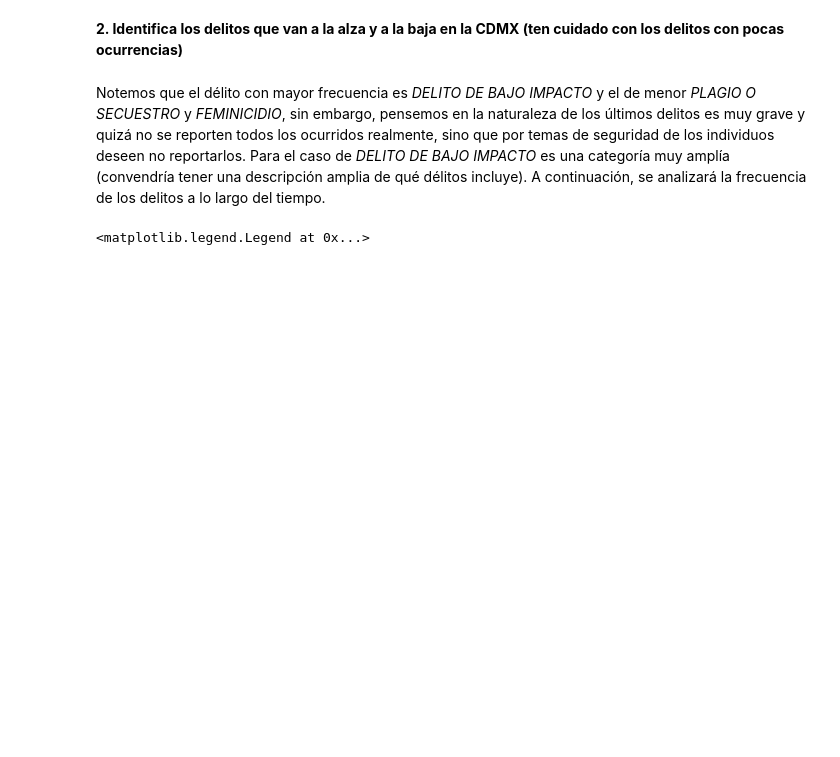
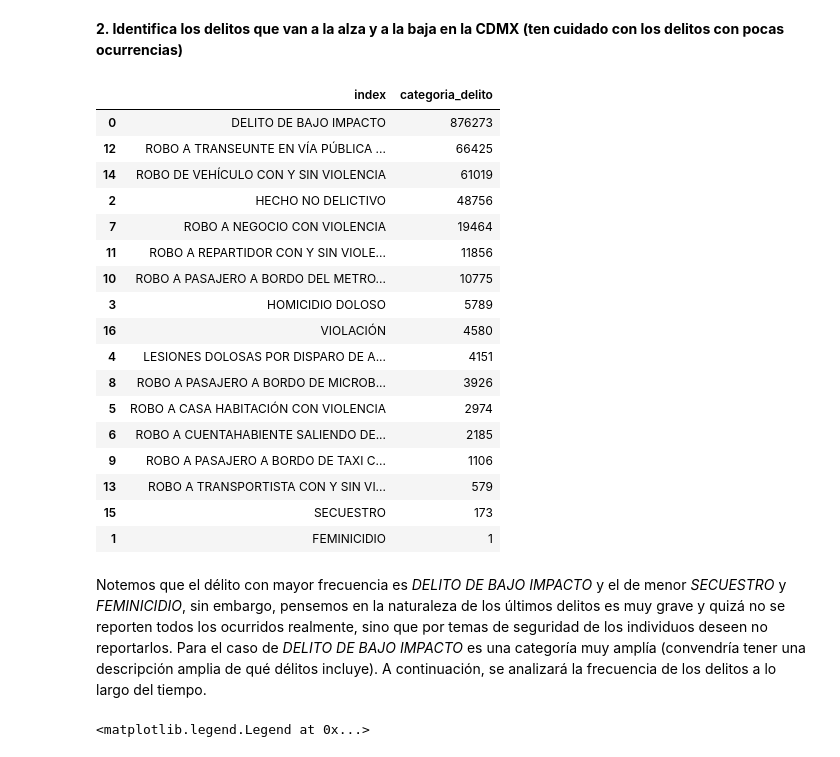
Before and after one commit to Eduardo-Moreno/opi_practica, a Jupyter notebook: ejercicio_practico_A.ipynb, the cells around one changed output. Saved outputs shown, nothing was run; the diff lists cells and outputs as text; code cells hidden in the pictures; blank space fills up the shorter version.

```diff
--- a/ejercicio_practico_A.ipynb
+++ b/ejercicio_practico_A.ipynb
@@ -125,8 +105,30 @@ data_limpia.fecha_hechos.sort_values().head(20)
 Name: fecha_hechos, dtype: object
 # %% [markdown]
 **2. Identifica los delitos que van a la alza y a la baja en la CDMX (ten cuidado con los delitos con pocas ocurrencias)**
+# %%
+data_limpia['categoria_delito'].value_counts().sort_index().reset_index().\
+    sort_values(by='categoria_delito', ascending = False).head(20)
+# %% [output]
+|  | index | categoria_delito |
+| 0 | DELITO DE BAJO IMPACTO | 876273 |
+| 12 | ROBO A TRANSEUNTE EN VÍA PÚBLICA ... | 66425 |
+| 14 | ROBO DE VEHÍCULO CON Y SIN VIOLENCIA | 61019 |
+| 2 | HECHO NO DELICTIVO | 48756 |
+| 7 | ROBO A NEGOCIO CON VIOLENCIA | 19464 |
+| 11 | ROBO A REPARTIDOR CON Y SIN VIOLE... | 11856 |
+| 10 | ROBO A PASAJERO A BORDO DEL METRO... | 10775 |
+| 3 | HOMICIDIO DOLOSO | 5789 |
+| 16 | VIOLACIÓN | 4580 |
+| 4 | LESIONES DOLOSAS POR DISPARO DE A... | 4151 |
+| 8 | ROBO A PASAJERO A BORDO DE MICROB... | 3926 |
+| 5 | ROBO A CASA HABITACIÓN CON VIOLENCIA | 2974 |
+| 6 | ROBO A CUENTAHABIENTE SALIENDO DE... | 2185 |
+| 9 | ROBO A PASAJERO A BORDO DE TAXI C... | 1106 |
+| 13 | ROBO A TRANSPORTISTA CON Y SIN VI... | 579 |
+| 15 | SECUESTRO | 173 |
+| 1 | FEMINICIDIO | 1 |
 # %% [markdown]
-Notemos que el délito con mayor frecuencia es *DELITO DE BAJO IMPACTO* y el de menor *PLAGIO O SECUESTRO* y *FEMINICIDIO*, sin embargo, pensemos en la naturaleza de los últimos delitos es muy grave y quizá no se reporten todos los ocurridos realmente, sino que por temas de seguridad de los individuos deseen no reportarlos. Para el caso de *DELITO DE BAJO IMPACTO* es una categoría muy amplía (convendría tener una descripción amplia de qué délitos incluye). A continuación, se analizará la frecuencia de los delitos a lo largo del tiempo.
+Notemos que el délito con mayor frecuencia es *DELITO DE BAJO IMPACTO* y el de menor *SECUESTRO* y *FEMINICIDIO*, sin embargo, pensemos en la naturaleza de los últimos delitos es muy grave y quizá no se reporten todos los ocurridos realmente, sino que por temas de seguridad de los individuos deseen no reportarlos. Para el caso de *DELITO DE BAJO IMPACTO* es una categoría muy amplía (convendría tener una descripción amplia de qué délitos incluye). A continuación, se analizará la frecuencia de los delitos a lo largo del tiempo.
 # %%
 data_limpia['fecha_hechos_date'] = pd.to_datetime(data_limpia['fecha_hechos'], dayfirst=True).dt.date
 # %%
```
Also changed, not shown: parts of 4 cells of this notebook, 1 other file.
